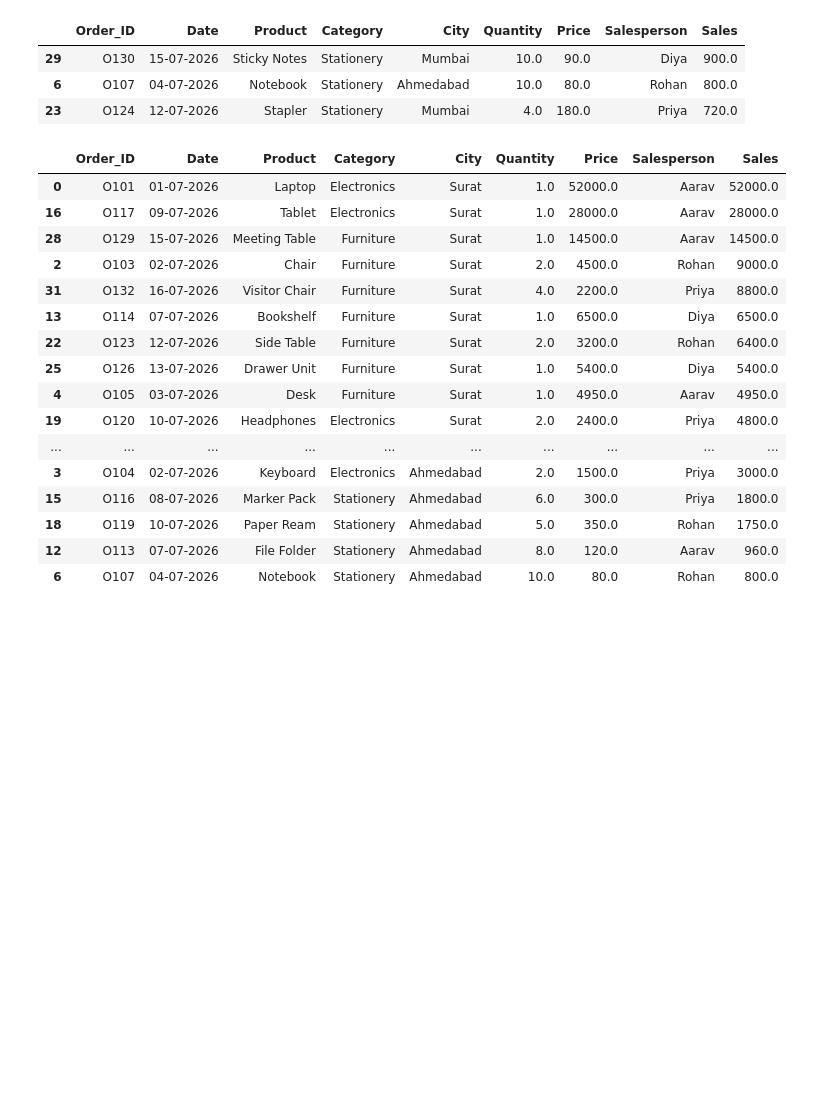
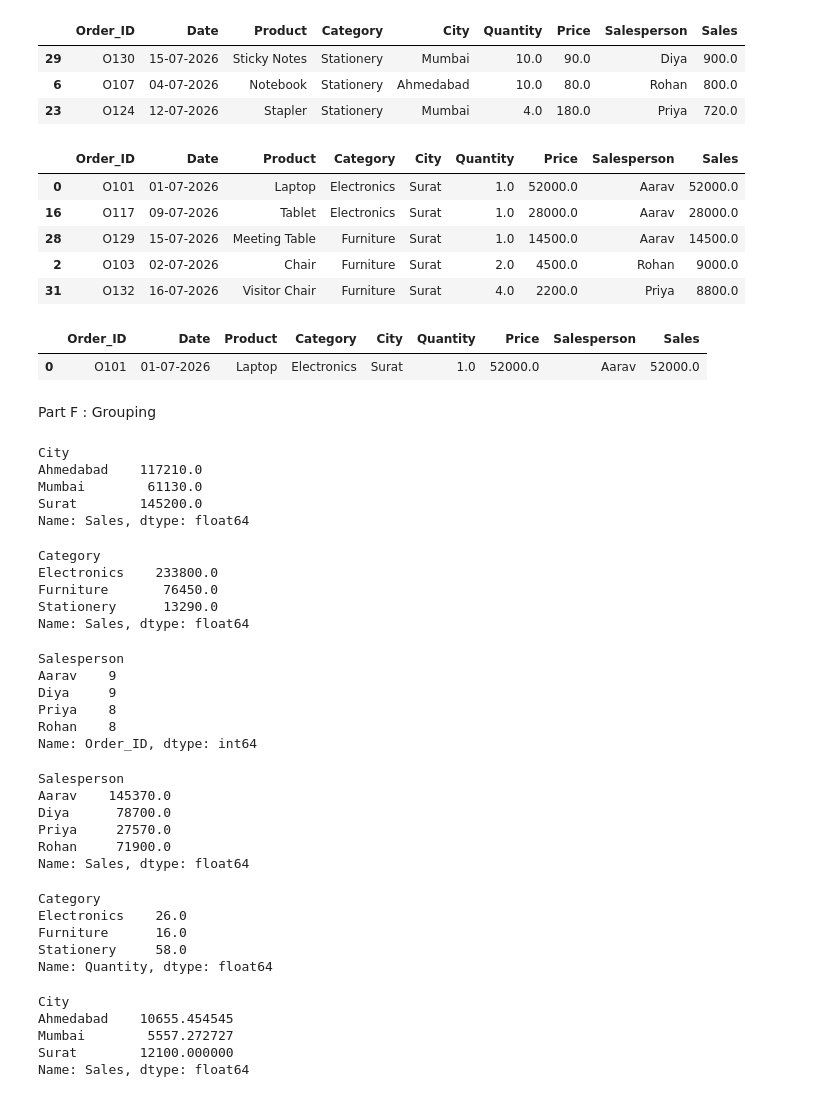
Before and after one commit to Raj2846/Python-RealLife-Problems, a Jupyter notebook: Data_Science/Practice_Case_study.ipynb, the cells around one changed output. Cells and saved outputs as stored; diff of their text form; code cells hidden in the pictures; blank space fills up the shorter version.

```diff
--- a/Data_Science/Practice_Case_study.ipynb
+++ b/Data_Science/Practice_Case_study.ipynb
@@ -193,22 +193,74 @@ df.sort_values(by="Sales",ascending=False).tail(3)
 | 6 | O107 | 04-07-2026 | Notebook | Stationery | Ahmedabad | 10.0 | 80.0 | Rohan | 800.0 |
 | 23 | O124 | 12-07-2026 | Stapler | Stationery | Mumbai | 4.0 | 180.0 | Priya | 720.0 |
 # %%
-df.sort_values(by=["City","Sales"],ascending=False)
+df.sort_values(by=["City","Sales"],ascending=False).head()
 # %% [output]
 |  | Order_ID | Date | Product | Category | City | Quantity | Price | Salesperson | Sales |
 | 0 | O101 | 01-07-2026 | Laptop | Electronics | Surat | 1.0 | 52000.0 | Aarav | 52000.0 |
 | 16 | O117 | 09-07-2026 | Tablet | Electronics | Surat | 1.0 | 28000.0 | Aarav | 28000.0 |
 | 28 | O129 | 15-07-2026 | Meeting Table | Furniture | Surat | 1.0 | 14500.0 | Aarav | 14500.0 |
 | 2 | O103 | 02-07-2026 | Chair | Furniture | Surat | 2.0 | 4500.0 | Rohan | 9000.0 |
 | 31 | O132 | 16-07-2026 | Visitor Chair | Furniture | Surat | 4.0 | 2200.0 | Priya | 8800.0 |
-| 13 | O114 | 07-07-2026 | Bookshelf | Furniture | Surat | 1.0 | 6500.0 | Diya | 6500.0 |
-| 22 | O123 | 12-07-2026 | Side Table | Furniture | Surat | 2.0 | 3200.0 | Rohan | 6400.0 |
-| 25 | O126 | 13-07-2026 | Drawer Unit | Furniture | Surat | 1.0 | 5400.0 | Diya | 5400.0 |
-| 4 | O105 | 03-07-2026 | Desk | Furniture | Surat | 1.0 | 4950.0 | Aarav | 4950.0 |
-| 19 | O120 | 10-07-2026 | Headphones | Electronics | Surat | 2.0 | 2400.0 | Priya | 4800.0 |
-| ... | ... | ... | ... | ... | ... | ... | ... | ... | ... |
-| 3 | O104 | 02-07-2026 | Keyboard | Electronics | Ahmedabad | 2.0 | 1500.0 | Priya | 3000.0 |
-| 15 | O116 | 08-07-2026 | Marker Pack | Stationery | Ahmedabad | 6.0 | 300.0 | Priya | 1800.0 |
-| 18 | O119 | 10-07-2026 | Paper Ream | Stationery | Ahmedabad | 5.0 | 350.0 | Rohan | 1750.0 |
-| 12 | O113 | 07-07-2026 | File Folder | Stationery | Ahmedabad | 8.0 | 120.0 | Aarav | 960.0 |
-| 6 | O107 | 04-07-2026 | Notebook | Stationery | Ahmedabad | 10.0 | 80.0 | Rohan | 800.0 |
+# %%
+df.sort_values(by="Sales",ascending=False).head(1)
+# %% [output]
+|  | Order_ID | Date | Product | Category | City | Quantity | Price | Salesperson | Sales |
+| 0 | O101 | 01-07-2026 | Laptop | Electronics | Surat | 1.0 | 52000.0 | Aarav | 52000.0 |
+# %% [markdown]
+Part F : Grouping
+# %%
+total_sale= df.groupby("City")["Sales"].sum()
+total_sale
+# %% [output]
+City
+Ahmedabad    117210.0
+Mumbai        61130.0
+Surat        145200.0
+Name: Sales, dtype: float64
+# %%
+total_sale= df.groupby("Category")["Sales"].sum()
+total_sale
+# %% [output]
+Category
+Electronics    233800.0
+Furniture       76450.0
+Stationery      13290.0
+Name: Sales, dtype: float64
+# %%
+handle_by=df.groupby("Salesperson")["Order_ID"].count()
+handle_by
+# %% [output]
+Salesperson
+Aarav    9
+Diya     9
+Priya    8
+Rohan    8
+Name: Order_ID, dtype: int64
+# %%
+total_sale= df.groupby("Salesperson")["Sales"].sum()
+total_sale
+# %% [output]
+Salesperson
+Aarav    145370.0
+Diya      78700.0
+Priya     27570.0
+Rohan     71900.0
+Name: Sales, dtype: float64
+# %%
+total_quantity = df.groupby("Category")["Quantity"].sum()
+total_quantity
+# %% [output]
+Category
+Electronics    26.0
+Furniture      16.0
+Stationery     58.0
+Name: Quantity, dtype: float64
+# %%
+avg_total_sale= df.groupby("City")["Sales"].mean()
+avg_total_sale
+# %% [output]
+City
+Ahmedabad    10655.454545
+Mumbai        5557.272727
+Surat        12100.000000
+Name: Sales, dtype: float64
```
Also changed, not shown: parts of 4 cells of this notebook.
